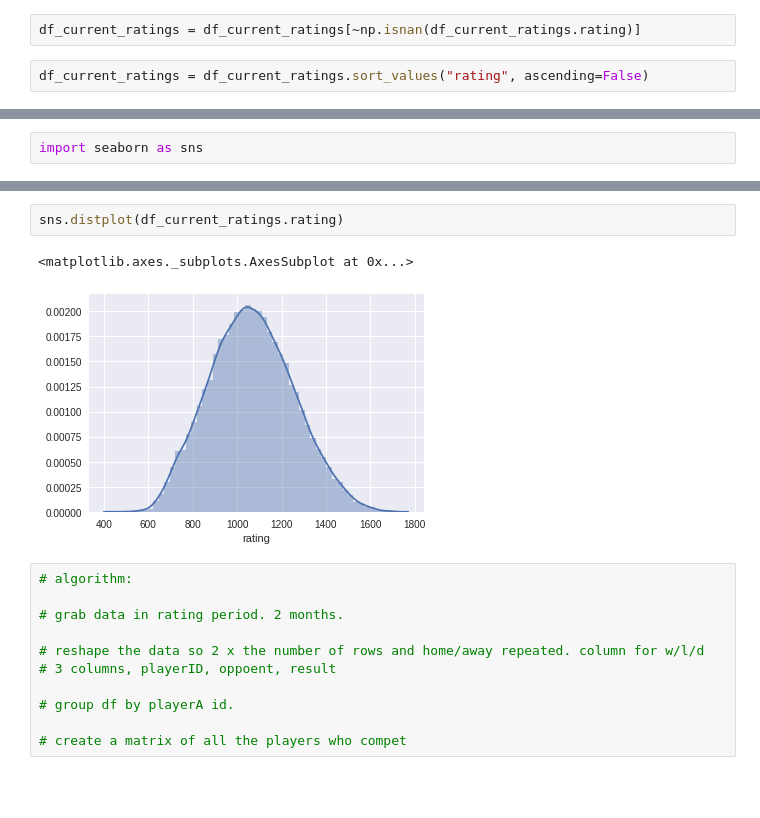
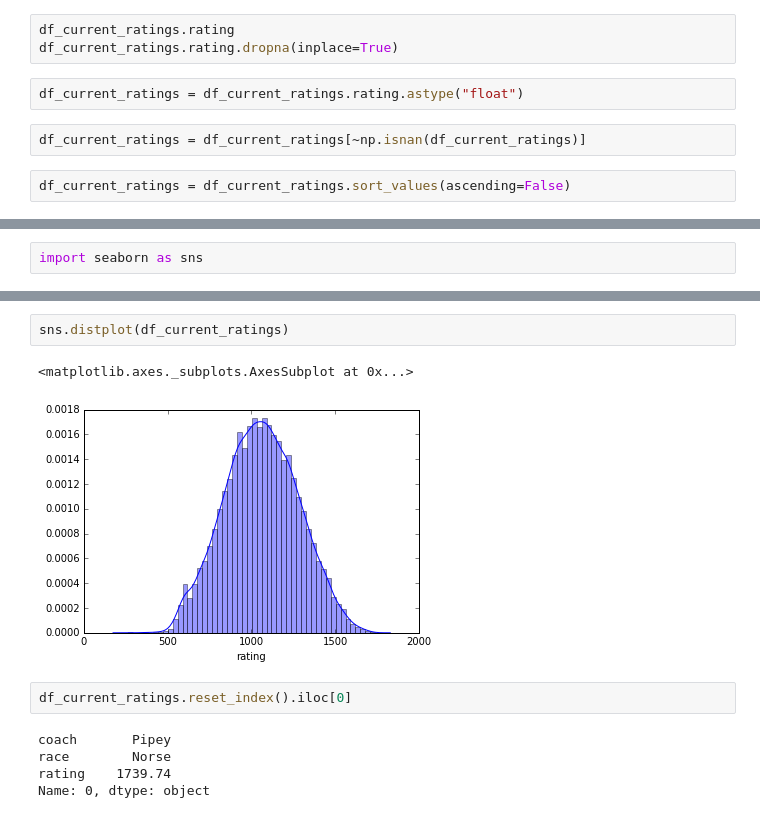
Before and after one commit to hardingnj/NAF, a Jupyter notebook: glicko.ipynb, the cells around one changed output, grey strips where cells are left out. Saved outputs shown, nothing was run; the diff lists cells and outputs as text; blank space fills up the shorter version.

```diff
--- a/glicko.ipynb
+++ b/glicko.ipynb
@@ -178,4 +215,9 @@ df_current_ratings.columns = ["rating"]
+# %%
+df_current_ratings.rating
+df_current_ratings.rating.dropna(inplace=True)
+# %%
+df_current_ratings = df_current_ratings.rating.astype("float")
 # %%
-df_current_ratings = df_current_ratings[~np.isnan(df_current_ratings.rating)]
+df_current_ratings = df_current_ratings[~np.isnan(df_current_ratings)]
 # %%
-df_current_ratings = df_current_ratings.sort_values("rating", ascending=False)
+df_current_ratings = df_current_ratings.sort_values(ascending=False)
@@ -220,16 +290,12 @@ import seaborn as sns
 # %%
-sns.distplot(df_current_ratings.rating)
+sns.distplot(df_current_ratings)
 # %% [output]
 <matplotlib.axes._subplots.AxesSubplot at 0x...>
-[figure, old version]
+[figure, new version]
-# %%
-# algorithm:
-
-# grab data in rating period. 2 months.
-
-# reshape the data so 2 x the number of rows and home/away repeated. column for w/l/d
-# 3 columns, playerID, oppoent, result
-
-# group df by playerA id.
-
-# create a matrix of all the players who compet
+# %%
+df_current_ratings.reset_index().iloc[0]
+# %% [output]
+coach       Pipey
+race        Norse
+rating    1739.74
+Name: 0, dtype: object
```
Also changed, not shown: parts of 40 cells of this notebook.
